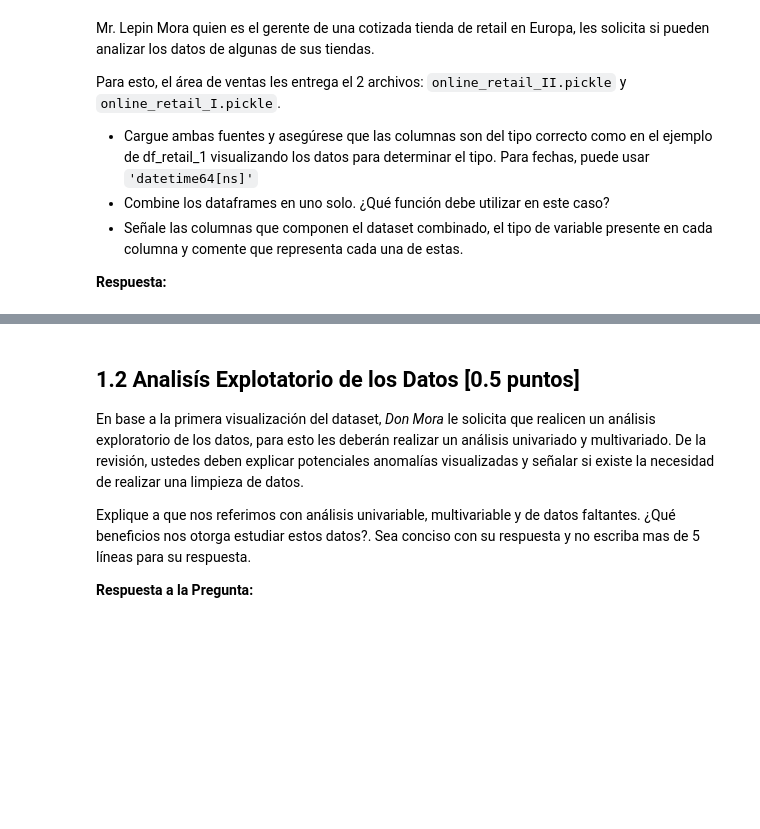
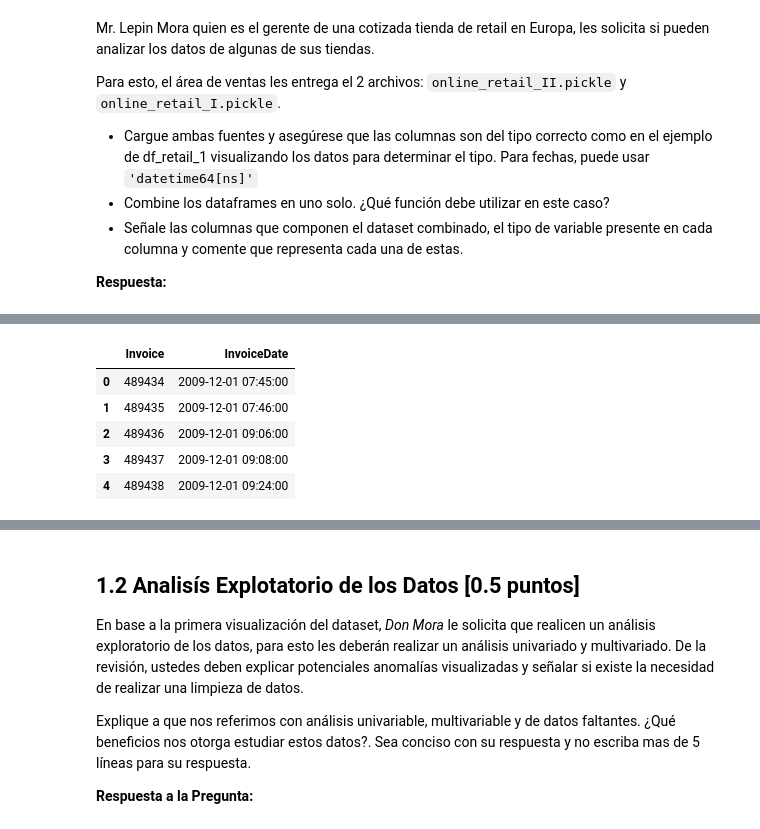
Before and after one commit to matisweet/MDS7202, a Jupyter notebook: labs/Lab4/Lab4_Enunciado.ipynb, the cells around one changed output, grey strips where cells are left out. Saved outputs shown, nothing was run; the diff lists cells and outputs as text; code cells hidden in the pictures; blank space fills up the shorter version.

```diff
--- a/labs/Lab4/Lab4_Enunciado.ipynb
+++ b/labs/Lab4/Lab4_Enunciado.ipynb
@@ -92,0 +89,16 @@ df_retail_2 = pd.read_pickle("online_retail_II.pickle")
+# %%
+df_retail_2 = pd.read_pickle("online_retail_II.pickle")
+df_retail_2 = df_retail_2.astype(
+    {
+        "Invoice": "category",
+        "InvoiceDate": "datetime64[ns]"
+    }
+)
+df_retail_2.head()
+# %% [output]
+|  | Invoice | InvoiceDate |
+| 0 | 489434 | 2009-12-01 07:45:00 |
+| 1 | 489435 | 2009-12-01 07:46:00 |
+| 2 | 489436 | 2009-12-01 09:06:00 |
+| 3 | 489437 | 2009-12-01 09:08:00 |
+| 4 | 489438 | 2009-12-01 09:24:00 |
```
Also changed, not shown: parts of 15 cells of this notebook, 1 other file.
